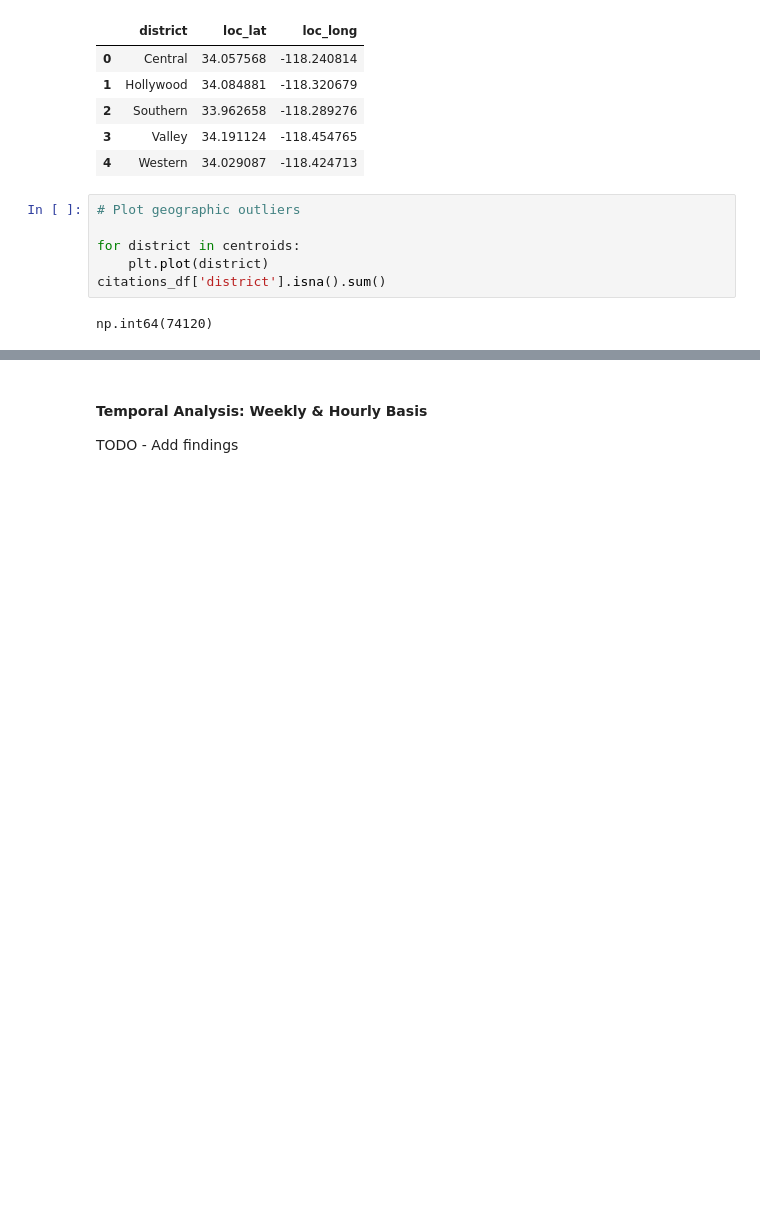
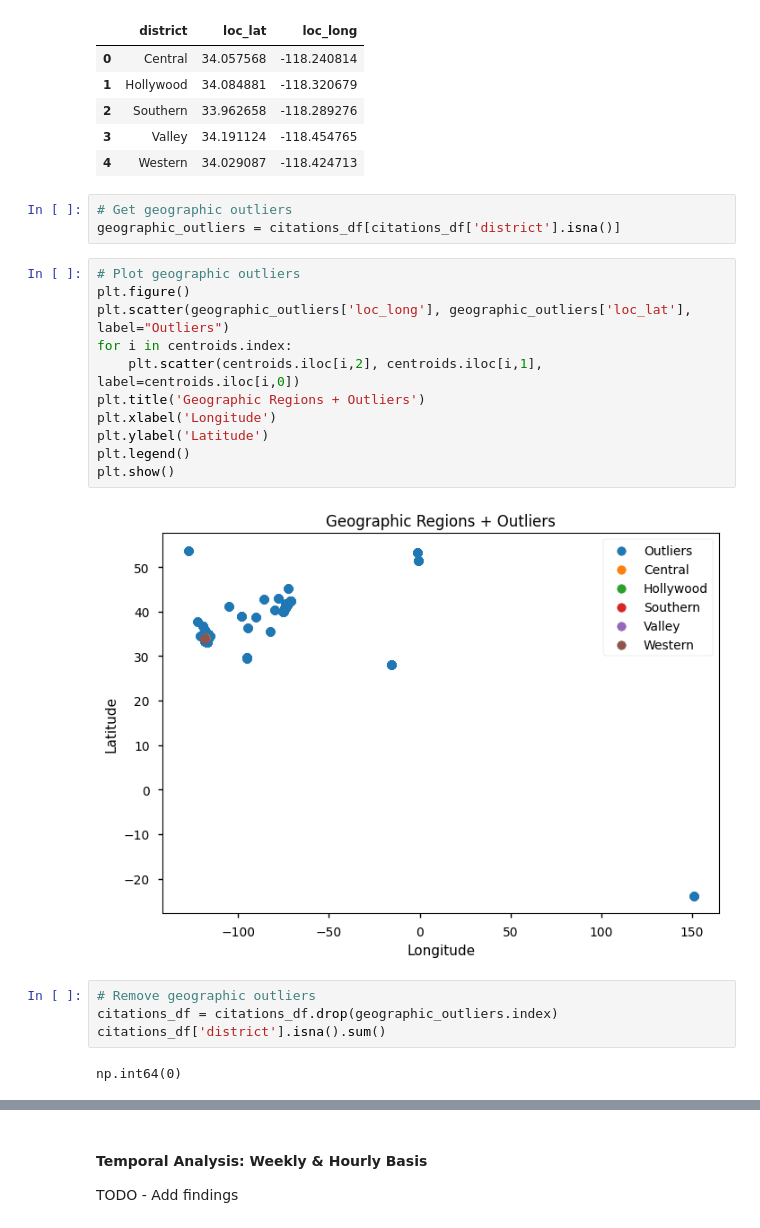
Before and after one commit to evangabe/strategic-parking-enforcement, a Jupyter notebook: 01_exploratory_data_analysis.ipynb, the cells around one changed output, grey strips where cells are left out. Saved outputs shown, nothing was run; the diff lists cells and outputs as text; blank space fills up the shorter version.

```diff
--- a/01_exploratory_data_analysis.ipynb
+++ b/01_exploratory_data_analysis.ipynb
@@ -96,10 +96,24 @@ centroids.head()
 | 3 | Valley | 34.191124 | -118.454765 |
 | 4 | Western | 34.029087 | -118.424713 |
 # %%
-# Plot geographic outliers
-
-for district in centroids:
-    plt.plot(district)
-citations_df['district'].isna().sum()
+# Get geographic outliers
+geographic_outliers = citations_df[citations_df['district'].isna()]
-# %% [output]
-np.int64(74120)
+# %%
+# Plot geographic outliers
+plt.figure()
+plt.scatter(geographic_outliers['loc_long'], geographic_outliers['loc_lat'], label="Outliers")
+for i in centroids.index:
+    plt.scatter(centroids.iloc[i,2], centroids.iloc[i,1], label=centroids.iloc[i,0])
+plt.title('Geographic Regions + Outliers')
+plt.xlabel('Longitude')
+plt.ylabel('Latitude')
+plt.legend()
+plt.show()
+# %% [output]
+[figure, added]
+# %%
+# Remove geographic outliers
+citations_df = citations_df.drop(geographic_outliers.index)
+citations_df['district'].isna().sum()
+# %% [output]
+np.int64(0)
```
Also changed, not shown: parts of 29 cells of this notebook, 11 other files.
